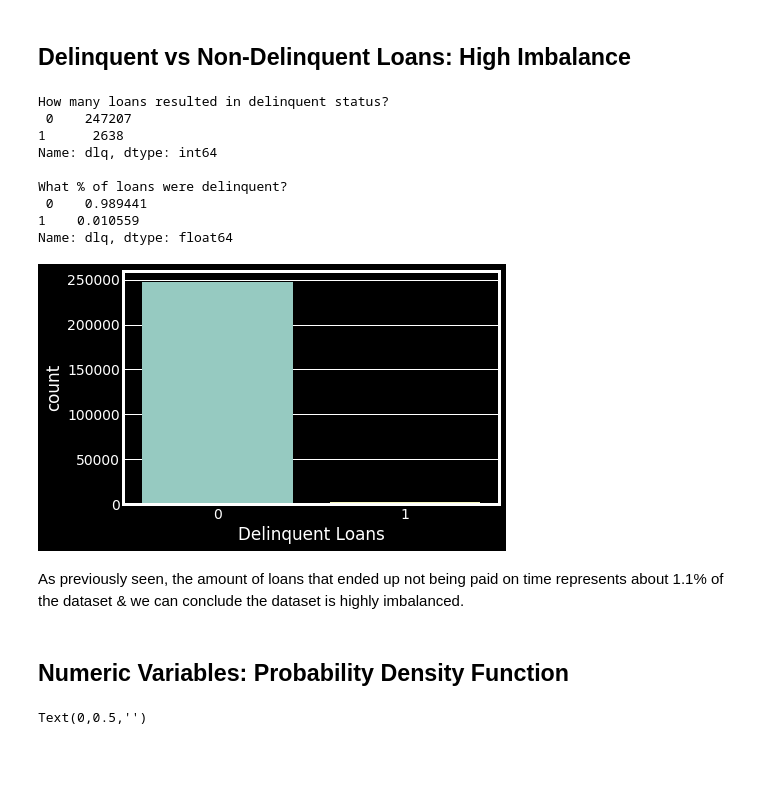
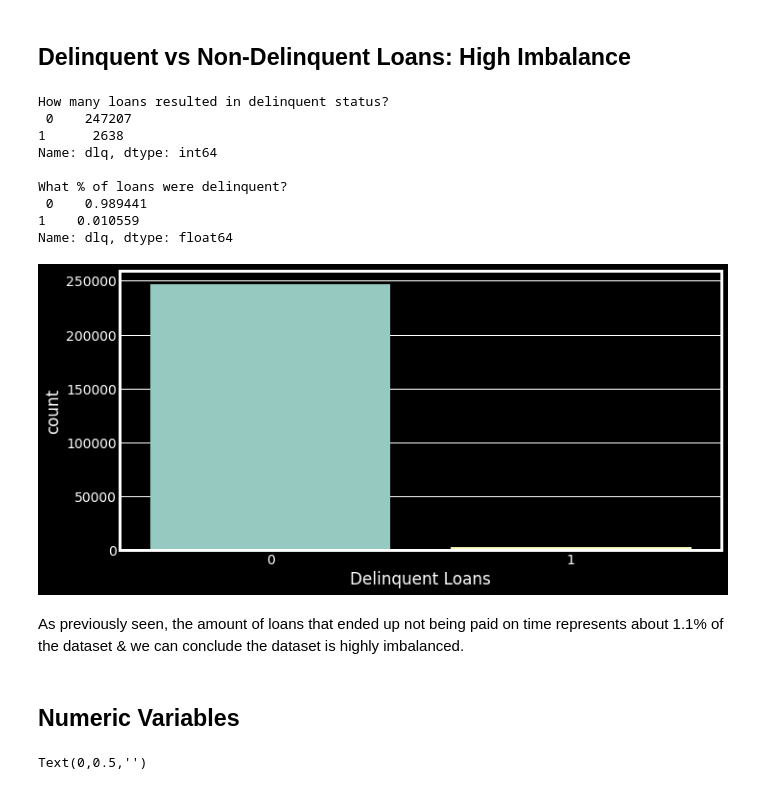
Before and after one commit to MitchellEwing/Freddie-Mac-Housing-Loans, a Jupyter notebook: Freddie-Mac-Single-Family-Loans.ipynb, the cells around one changed output. Drawn from its saved outputs; the diff is of its cells as text; code cells hidden in the pictures; blank space fills up the shorter version.

```diff
--- a/Freddie-Mac-Single-Family-Loans.ipynb
+++ b/Freddie-Mac-Single-Family-Loans.ipynb
@@ -474,6 +476,8 @@ df2[['loan_term', 'maturity_date', 'first_pmt_date']] = df2[[
 'loan_term', 'maturity_date', 'first_pmt_date'
 ]].astype('object')
 
+df2[['year']] = df2[['year']].astype('int64')
+
 # View.
 df2.dtypes
 # %% [output]
@@ -609,31 +613,32 @@ df.describe()
 # %%
 # View amount of loans that were delinquent.
 print('How many loans resulted in delinquent status?\n',
       df['dlq'].value_counts())
 print('\nWhat % of loans were delinquent?\n',
       df['dlq'].value_counts(normalize=True))
 
 # Set Aesthetics.
 plt.style.use('fivethirtyeight')
 plt.style.use('dark_background')
+plt.figure(figsize=(10, 5))
 g = sns.countplot(x='dlq', data=df)
 g.set_xlabel('Delinquent Loans')
 plt.show()
 # %% [output]
 How many loans resulted in delinquent status?
  0    247207
 1      2638
 Name: dlq, dtype: int64
 
 What % of loans were delinquent?
  0    0.989441
 1    0.010559
 Name: dlq, dtype: float64
-[figure, old version]
+[figure, new version]
 # %% [markdown]
 As previously seen, the amount of loans that ended up not being paid on time represents about 1.1% of the dataset & we can conclude the dataset is highly imbalanced.
 # %% [markdown]
-## Numeric Variables: Probability Density Function
+## Numeric Variables
 # %%
 # Creating variables for plotting.
 mean_credit_score = df['credit_score'].mean()
```
Also changed, not shown: parts of 30 cells of this notebook.
